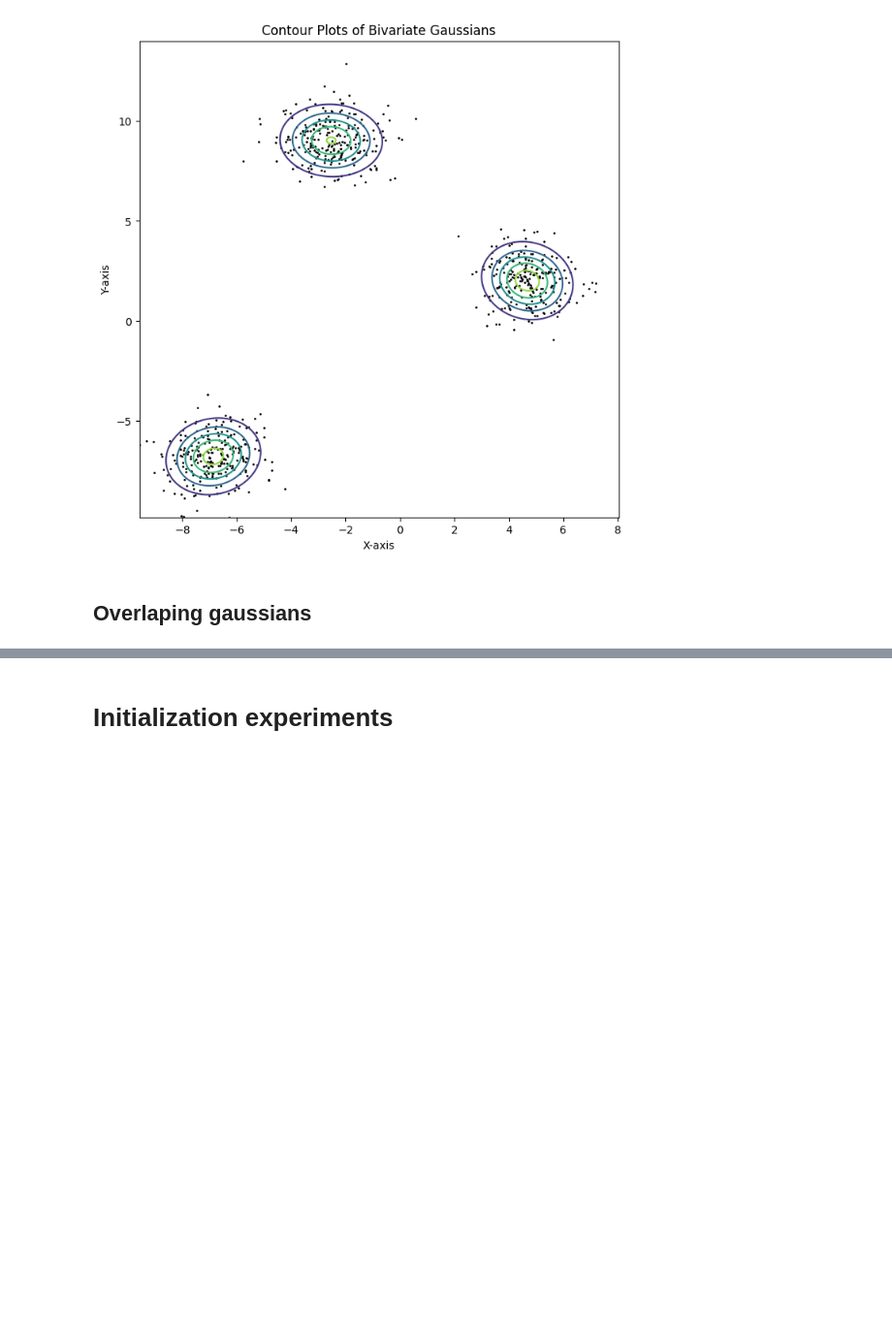
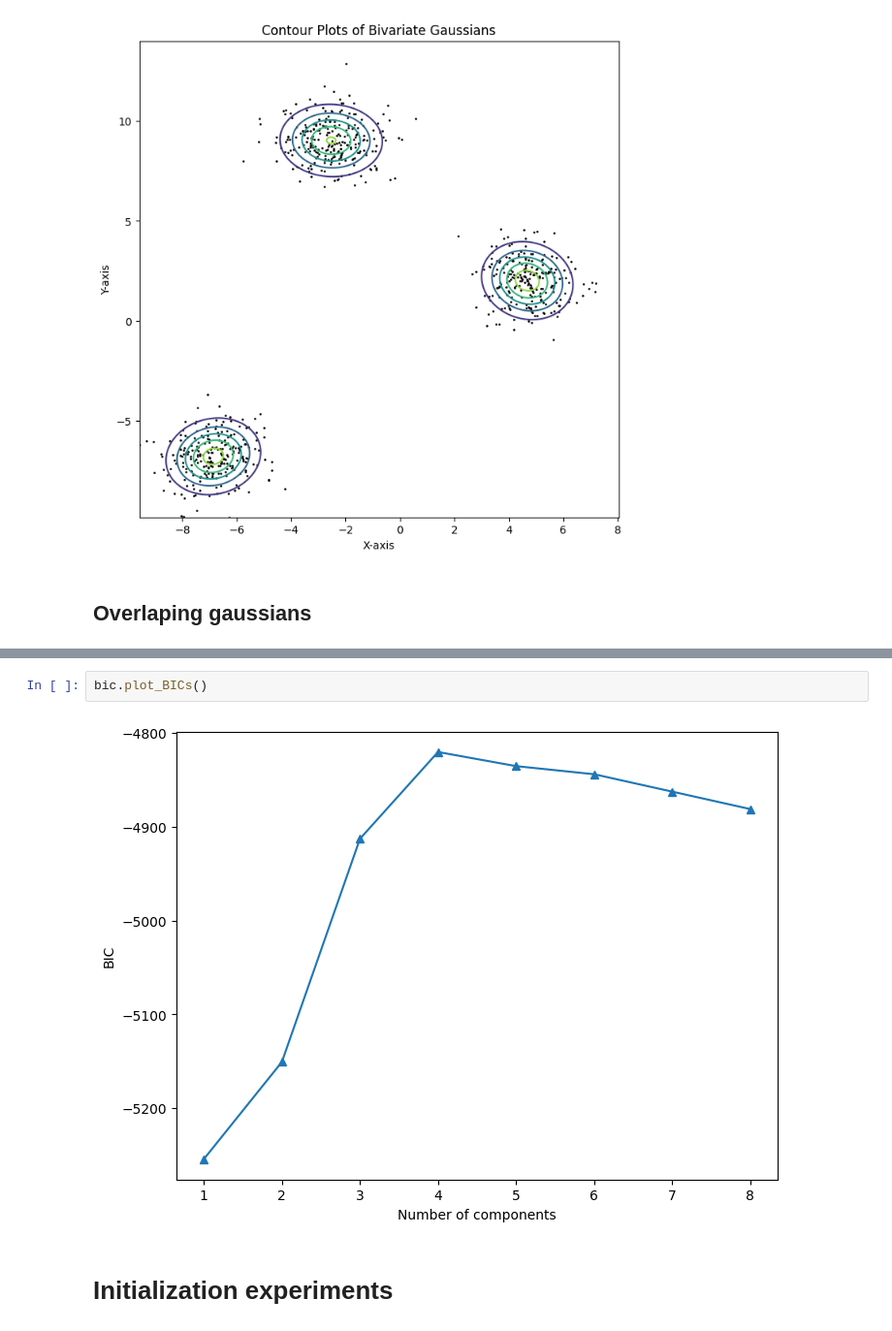
Before and after one commit to IAntoineV/GDA, a Jupyter notebook: gmm_expe.ipynb, the cells around one changed output, grey strips where cells are left out. Shown: that part at 97% size. Drawn from its saved outputs; the diff is of its cells as text; blank space fills up the shorter version.

```diff
--- a/gmm_expe.ipynb
+++ b/gmm_expe.ipynb
@@ -109,3 +143,7 @@ plt.show()
+# %%
+bic.plot_BICs()
+# %% [output]
+[figure, added]
 # %% [markdown]
 # Initialization experiments
 # %% [markdown]
```
Also changed, not shown: parts of 7 cells of this notebook, 1 other file.
